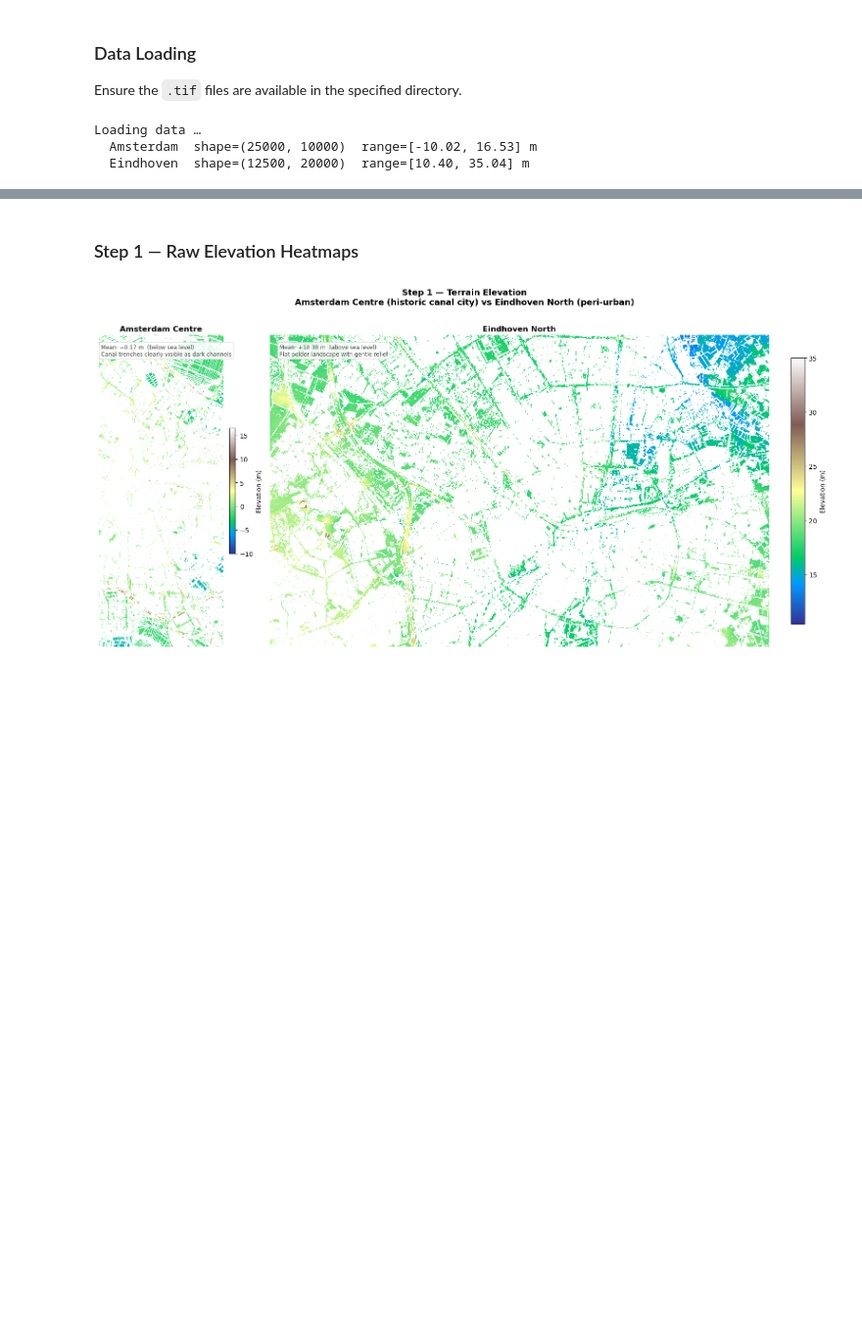
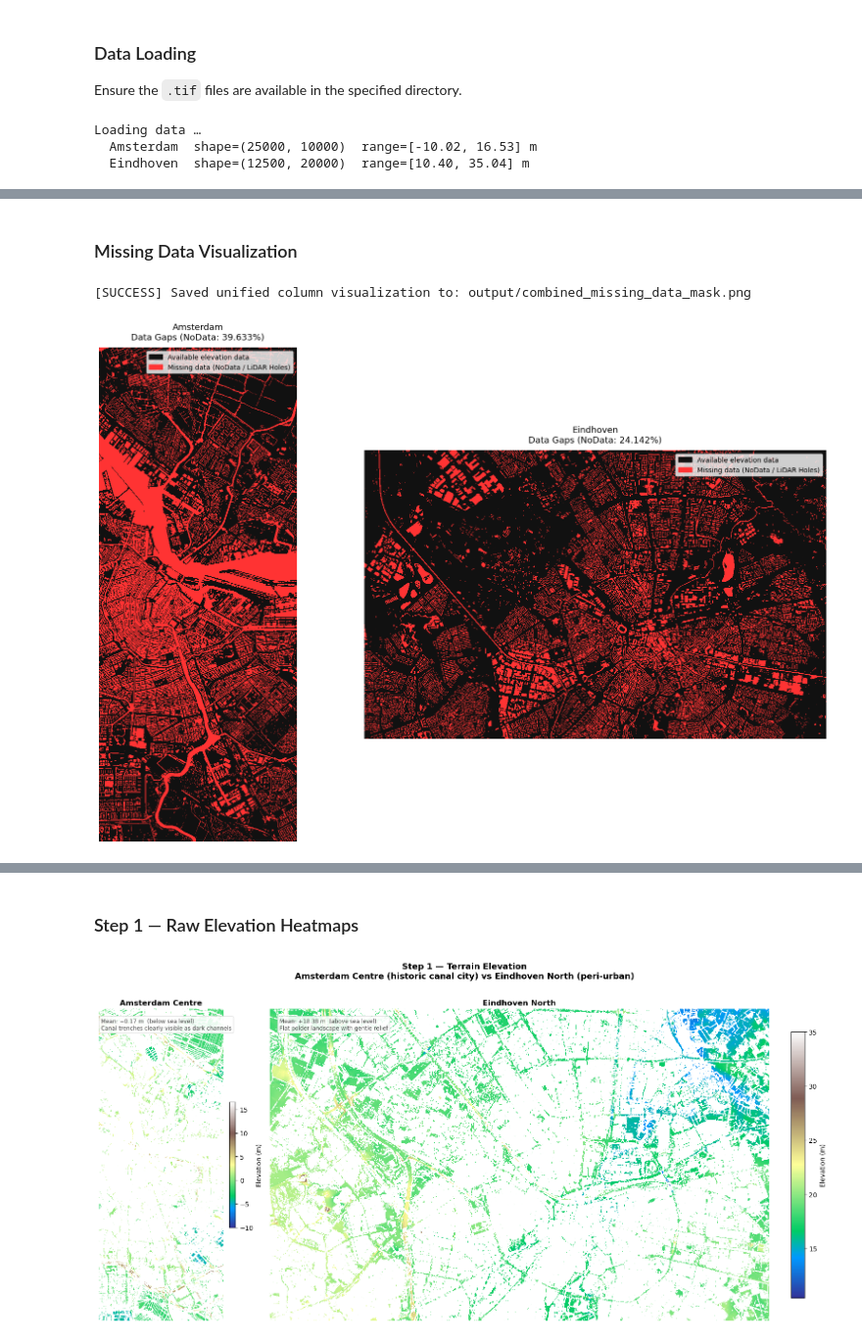
Before and after one commit to Leliotto/Terrain-elevation-data-TDA, a Jupyter notebook: TDA_Terrain_Analysis.ipynb, the cells around one changed output, grey strips where cells are left out. Shown at 98% size. Drawn from its saved outputs; the diff is of its cells as text; code cells hidden in the pictures; blank space fills up the shorter version.

Commit message:
data imputation notebook created

```diff
--- a/TDA_Terrain_Analysis.ipynb
+++ b/TDA_Terrain_Analysis.ipynb
@@ -104,0 +101,11 @@ Loading data …
+# %% [markdown]
+### Missing Data Visualization
+# %%
+raw_data_dict = {
+    "Amsterdam": ams,
+    "Eindhoven": ehv
+}
+plot_data_binary(raw_data_dict, list(raw_data_dict.keys()))
+# %% [output]
+[SUCCESS] Saved unified column visualization to: output/combined_missing_data_mask.png
+[figure, added]
```
Also changed, not shown: parts of 6 cells of this notebook, 12 other files.
